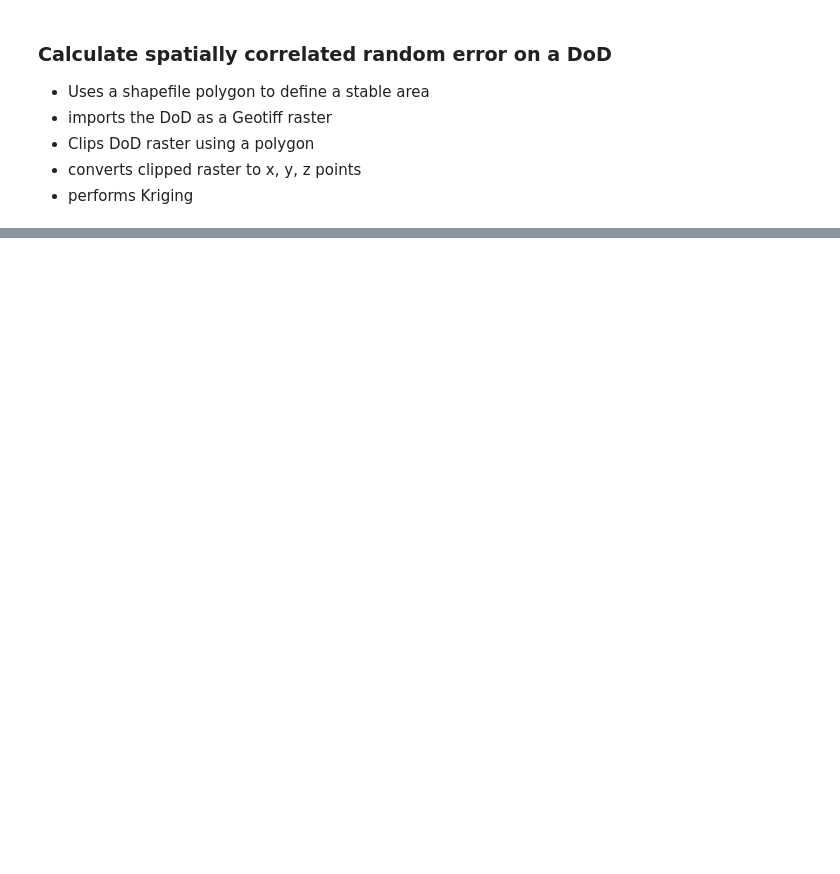
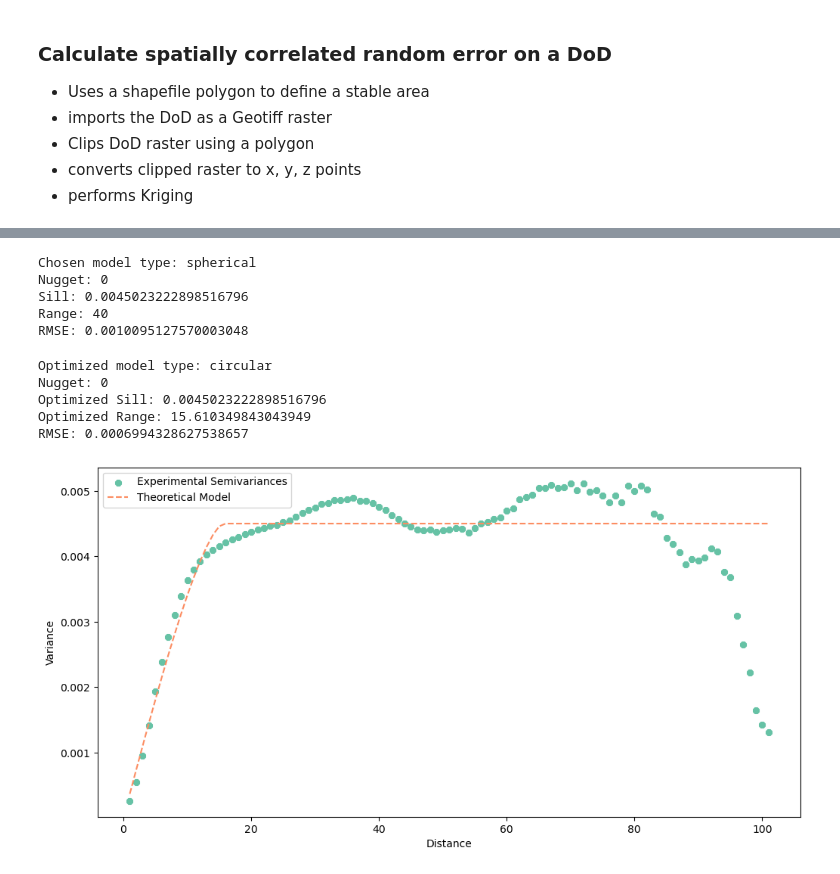
Before and after one commit to jlogan-usgs/dem-differencing, a Jupyter notebook: SpatiallyCorrelatedRandomError.ipynb, the cells around one changed output, grey strips where cells are left out. Cells and saved outputs as stored; diff of their text form; code cells hidden in the pictures; blank space fills up the shorter version.

```diff
--- a/SpatiallyCorrelatedRandomError.ipynb
+++ b/SpatiallyCorrelatedRandomError.ipynb
@@ -99,0 +154,26 @@ Nugget: 6.135545473223874e-16
+# %%
+semivariogram_model = TheoreticalVariogram()
+fitted = semivariogram_model.autofit(
+    experimental_variogram=experimental_variogram,
+    model_types='all',
+    nugget=0,
+    rang=var_range,
+    sill=sill)
+print(f"Chosen model type: {fitted['model_type']}\nNugget: {fitted['nugget']}\nSill: {fitted['sill']}\nRange: {fitted['range']}\nRMSE: {fitted['rmse']}")
+# %% [output]
+Chosen model type: spherical
+Nugget: 0
+Sill: 0.0045023222898516796
+Range: 40
+RMSE: 0.0010095127570003048
+# %%
+fitted = semivariogram_model.autofit(experimental_variogram=experimental_variogram, nugget=0)
+print(f"Optimized model type: {fitted['model_type']}\nNugget: {fitted['nugget']}\nOptimized Sill: {fitted['sill']}\nOptimized Range: {fitted['range']}\nRMSE: {fitted['rmse']}")
+semivariogram_model.plot()
+# %% [output]
+Optimized model type: circular
+Nugget: 0
+Optimized Sill: 0.0045023222898516796
+Optimized Range: 15.610349843043949
+RMSE: 0.0006994328627538657
+[figure, added]
```
Also changed, not shown: parts of 7 cells of this notebook.
